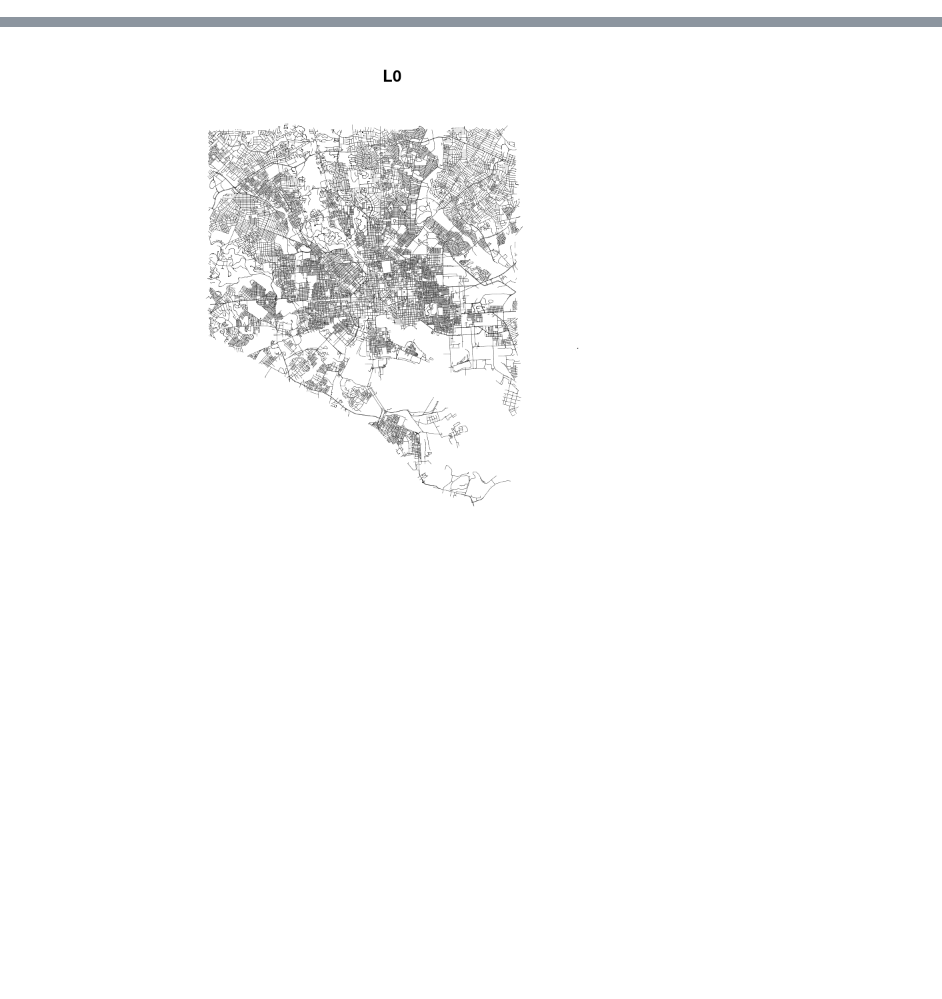
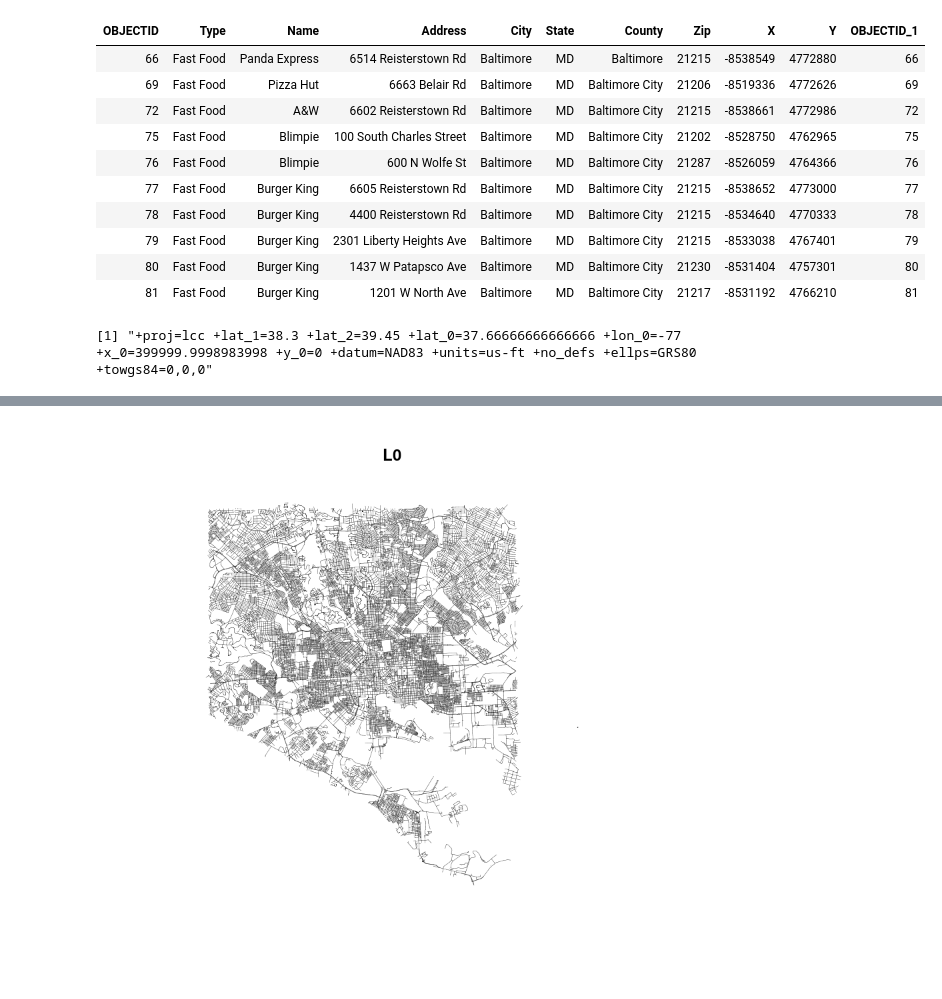
Before and after one commit to joshgoldman4/food-network, a Jupyter notebook: food network/fast food.ipynb, the cells around one changed output, grey strips where cells are left out. Drawn from its saved outputs; the diff is of its cells as text; code cells hidden in the pictures; blank space fills up the shorter version.

```diff
--- a/food network/fast food.ipynb
+++ b/food network/fast food.ipynb
@@ -49,0 +44,19 @@ Warning message in title(...):
+# %%
+head(ff@data, n=10)
+# %% [output]
+| OBJECTID | Type | Name | Address | City | State | County | Zip | X | Y | OBJECTID_1 |
+| 66 | Fast Food | Panda Express | 6514 Reisterstown Rd | Baltimore | MD | Baltimore | 21215 | -8538549 | 4772880 | 66 |
+| 69 | Fast Food | Pizza Hut | 6663 Belair Rd | Baltimore | MD | Baltimore City | 21206 | -8519336 | 4772626 | 69 |
+| 72 | Fast Food | A&W | 6602 Reisterstown Rd | Baltimore | MD | Baltimore City | 21215 | -8538661 | 4772986 | 72 |
+| 75 | Fast Food | Blimpie | 100 South Charles Street | Baltimore | MD | Baltimore City | 21202 | -8528750 | 4762965 | 75 |
+| 76 | Fast Food | Blimpie | 600 N Wolfe St | Baltimore | MD | Baltimore City | 21287 | -8526059 | 4764366 | 76 |
+| 77 | Fast Food | Burger King | 6605 Reisterstown Rd | Baltimore | MD | Baltimore City | 21215 | -8538652 | 4773000 | 77 |
+| 78 | Fast Food | Burger King | 4400 Reisterstown Rd | Baltimore | MD | Baltimore City | 21215 | -8534640 | 4770333 | 78 |
+| 79 | Fast Food | Burger King | 2301 Liberty Heights Ave | Baltimore | MD | Baltimore City | 21215 | -8533038 | 4767401 | 79 |
+| 80 | Fast Food | Burger King | 1437 W Patapsco Ave | Baltimore | MD | Baltimore City | 21230 | -8531404 | 4757301 | 80 |
+| 81 | Fast Food | Burger King | 1201 W North Ave | Baltimore | MD | Baltimore City | 21217 | -8531192 | 4766210 | 81 |
+# %%
+#this is the Maryland projection from Arc
+proj4string(ff)
+# %% [output]
+[1] "+proj=lcc +lat_1=38.3 +lat_2=39.45 +lat_0=37.66666666666666 +lon_0=-77 +x_0=399999.9998983998 +y_0=0 +datum=NAD83 +units=us-ft +no_defs +ellps=GRS80 +towgs84=0,0,0"
```
Also changed, not shown: parts of 16 cells of this notebook, 8 other files.
